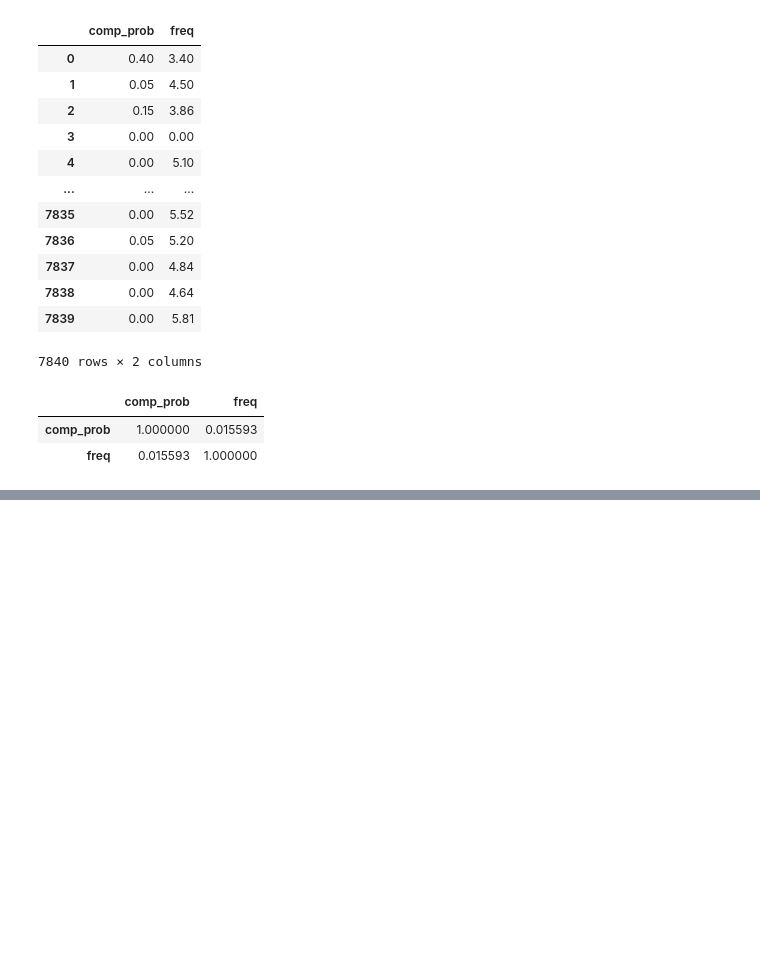
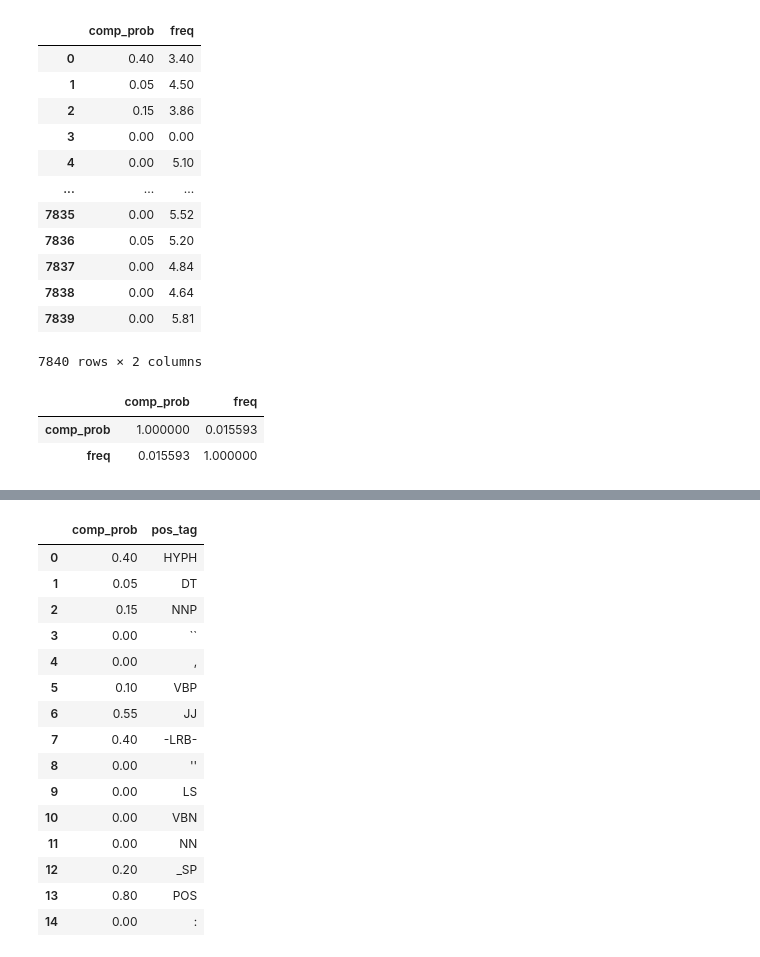
Before and after one commit to melisnv/natural-language-processing-projects, a Jupyter notebook: Assignment I NLP/Part B - complex-word-identification.ipynb, the cells around one changed output, grey strips where cells are left out. Drawn from its saved outputs; the diff is of its cells as text; code cells hidden in the pictures; blank space fills up the shorter version.

```diff
--- a/Assignment I NLP/Part B - complex-word-identification.ipynb
+++ b/Assignment I NLP/Part B - complex-word-identification.ipynb
@@ -261,0 +336,22 @@ pearsonr(token_2_df['comp_prob'],token_2_df['freq'])
+# %%
+token_3_df = pd.DataFrame()
+token_3_df['comp_prob'] = instance[:15]
+token_3_df['pos_tag'] = pos_tag_lst
+token_3_df.dropna()
+# %% [output]
+|  | comp_prob | pos_tag |
+| 0 | 0.40 | HYPH |
+| 1 | 0.05 | DT |
+| 2 | 0.15 | NNP |
+| 3 | 0.00 | `` |
+| 4 | 0.00 | , |
+| 5 | 0.10 | VBP |
+| 6 | 0.55 | JJ |
+| 7 | 0.40 | -LRB- |
+| 8 | 0.00 | '' |
+| 9 | 0.00 | LS |
+| 10 | 0.00 | VBN |
+| 11 | 0.00 | NN |
+| 12 | 0.20 | _SP |
+| 13 | 0.80 | POS |
+| 14 | 0.00 | : |
```
Also changed, not shown: parts of 11 cells of this notebook.
